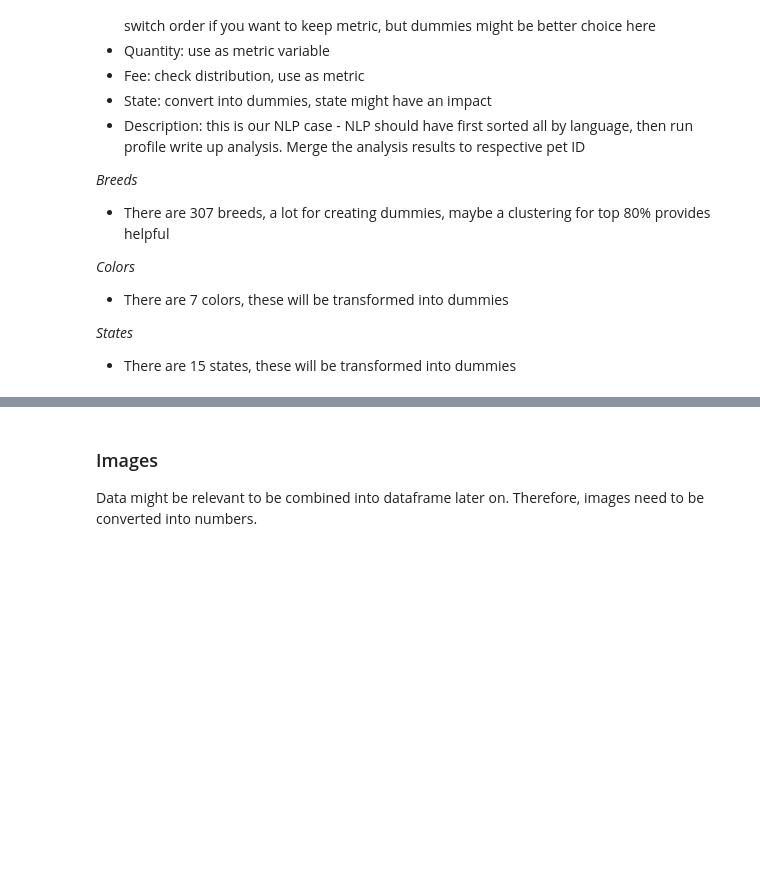
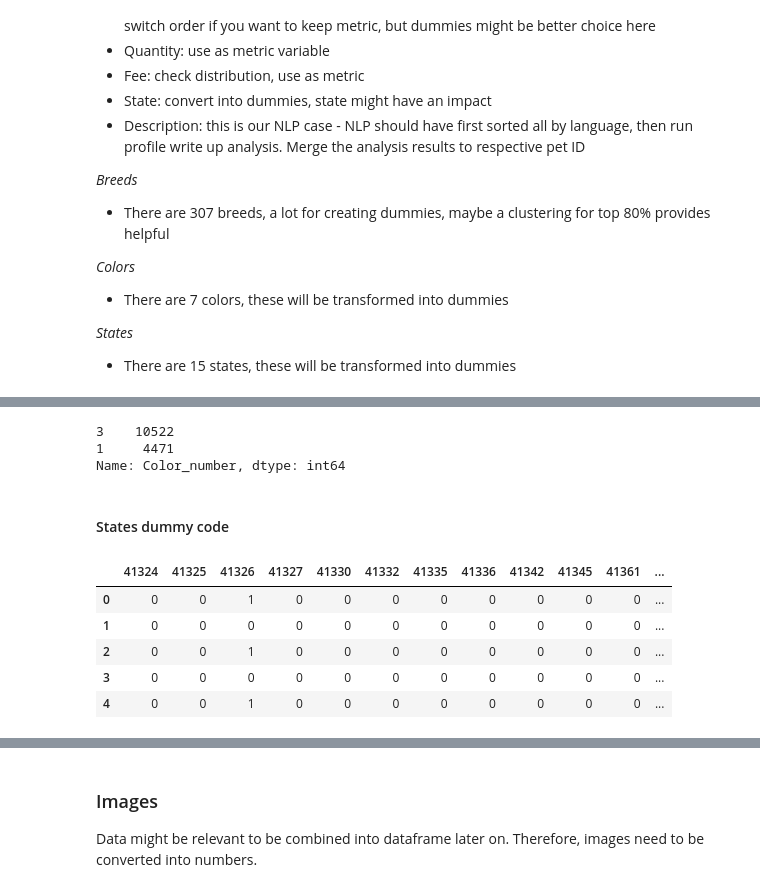
Before and after one commit to manuelfreude/kagglepetfinder, a Jupyter notebook: petfinder.ipynb, the cells around one changed output, grey strips where cells are left out. Cells and saved outputs as stored; diff of their text form; code cells hidden in the pictures; blank space fills up the shorter version.

Commit message:
Dummy variable creation colors, states, top breeds

```diff
--- a/petfinder.ipynb
+++ b/petfinder.ipynb
@@ -411,0 +414,5 @@ Things to try:
+# %%
+# Dominant color dummies creation
+
+color_dummies = pd.get_dummies(train['Color1'])
+color_dummies.head()
@@ -411,0 +439,13 @@ Things to try:
+# %%
+# Dominant color column name cleanup
+
+train = pd.concat([train, color_dummies], axis=1)
+train.rename(columns={1: 'Black'}, inplace=True)
+train.rename(columns={2: 'Brown'}, inplace=True)
+train.rename(columns={3: 'Golden'}, inplace=True)
+train.rename(columns={4: 'Yellow'}, inplace=True)
+train.rename(columns={5: 'Cream'}, inplace=True)
+train.rename(columns={6: 'Gray'}, inplace=True)
+train.rename(columns={7: 'White'}, inplace=True)
+
+train.head()
@@ -411,0 +460,10 @@ Things to try:
+# %%
+# Color counter variable
+
+# Replacing zeros with nan
+
+train['Color2'] = train['Color2'].replace(0, np.nan, inplace=False)
+train['Color3'] = train['Color2'].replace(0, np.nan, inplace=False)
+
+train['Color_number'] = train[['Color1', 'Color2', 'Color3']].count(axis='columns')
+train.head()
@@ -411,0 +478,20 @@ Things to try:
+# %%
+train['Color_number'].value_counts()
+# %% [output]
+3    10522
+1     4471
+Name: Color_number, dtype: int64
+# %% [markdown]
+#### States dummy code
+# %%
+# States dummies creation
+
+state_dummies = pd.get_dummies(train['State'])
+state_dummies.head()
+# %% [output]
+|  | 41324 | 41325 | 41326 | 41327 | 41330 | 41332 | 41335 | 41336 | 41342 | 41345 | 41361 | ... |
+| 0 | 0 | 0 | 1 | 0 | 0 | 0 | 0 | 0 | 0 | 0 | 0 | ... |
+| 1 | 0 | 0 | 0 | 0 | 0 | 0 | 0 | 0 | 0 | 0 | 0 | ... |
+| 2 | 0 | 0 | 1 | 0 | 0 | 0 | 0 | 0 | 0 | 0 | 0 | ... |
+| 3 | 0 | 0 | 0 | 0 | 0 | 0 | 0 | 0 | 0 | 0 | 0 | ... |
+| 4 | 0 | 0 | 1 | 0 | 0 | 0 | 0 | 0 | 0 | 0 | 0 | ... |
```
Also changed, not shown: parts of 31 cells of this notebook.
